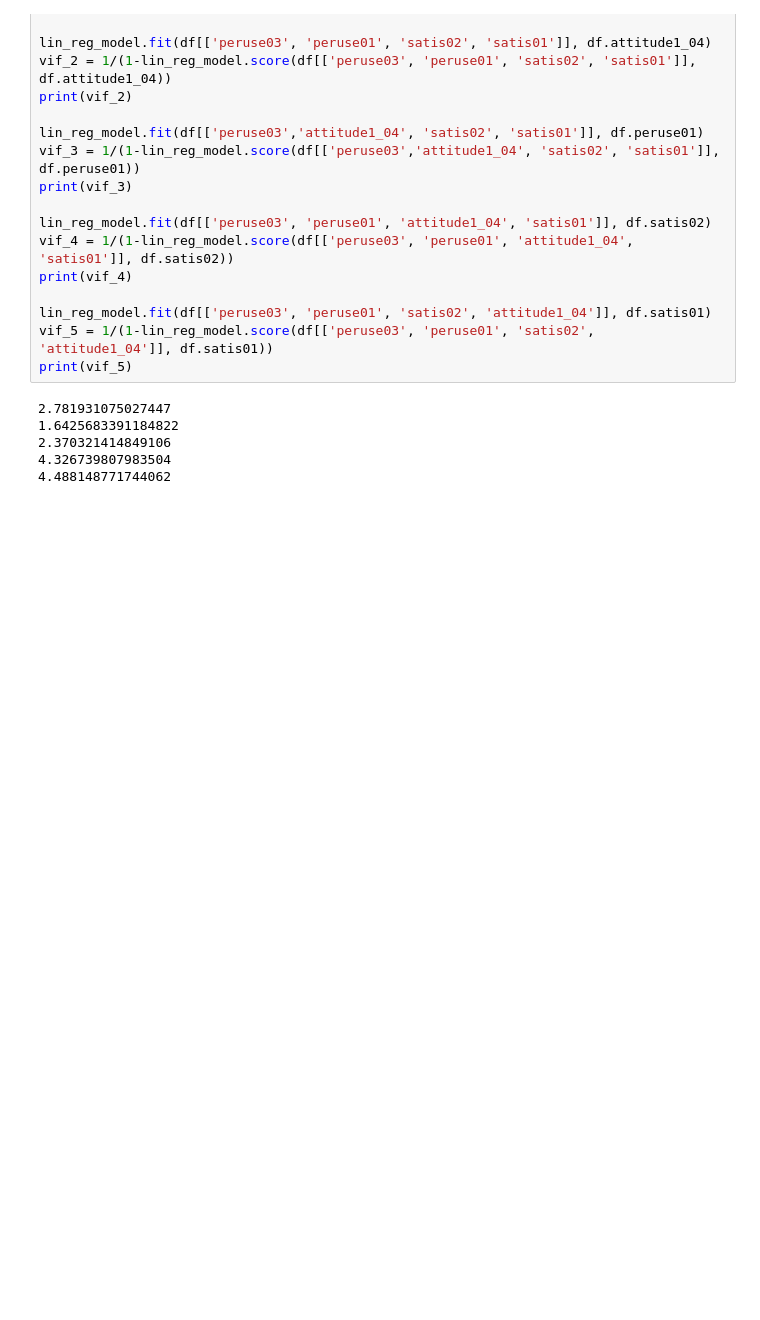
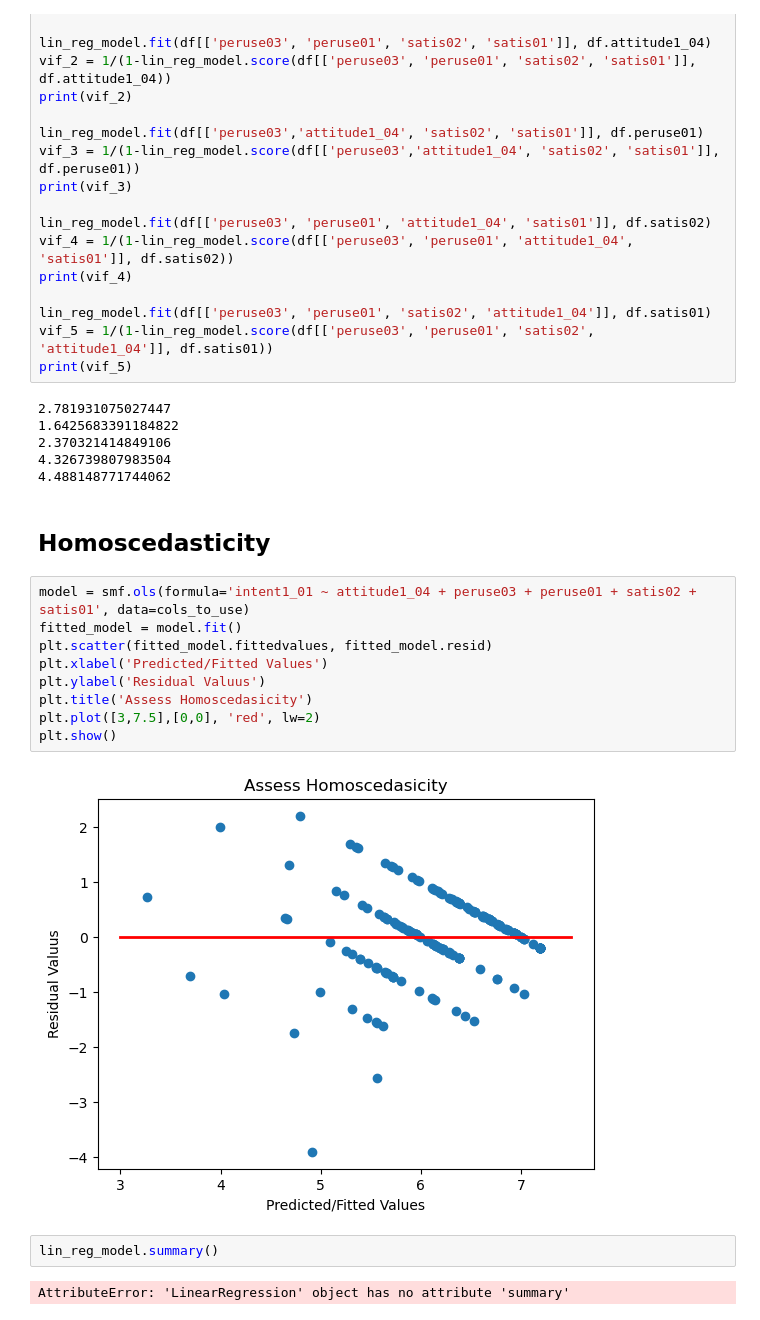
Before and after one commit to MarkLannen/week9labs, a Jupyter notebook: 09_Independent_Lab_Lannen.ipynb, the cells around one changed output. Cells and saved outputs as stored; diff of their text form; blank space fills up the shorter version.

Commit message:
assess Homoscedasticity

```diff
--- a/09_Independent_Lab_Lannen.ipynb
+++ b/09_Independent_Lab_Lannen.ipynb
@@ -161,3 +161,20 @@ print(vif_5)
 2.370321414849106
 4.326739807983504
 4.488148771744062
+# %% [markdown]
+## Homoscedasticity
+# %%
+model = smf.ols(formula='intent1_01 ~ attitude1_04 + peruse03 + peruse01 + satis02 + satis01', data=cols_to_use)
+fitted_model = model.fit()
+plt.scatter(fitted_model.fittedvalues, fitted_model.resid)
+plt.xlabel('Predicted/Fitted Values')
+plt.ylabel('Residual Valuus')
+plt.title('Assess Homoscedasicity')
+plt.plot([3,7.5],[0,0], 'red', lw=2)
+plt.show()
+# %% [output]
+[figure, added]
+# %%
+lin_reg_model.summary()
+# %% [output]
+AttributeError: 'LinearRegression' object has no attribute 'summary'
```
